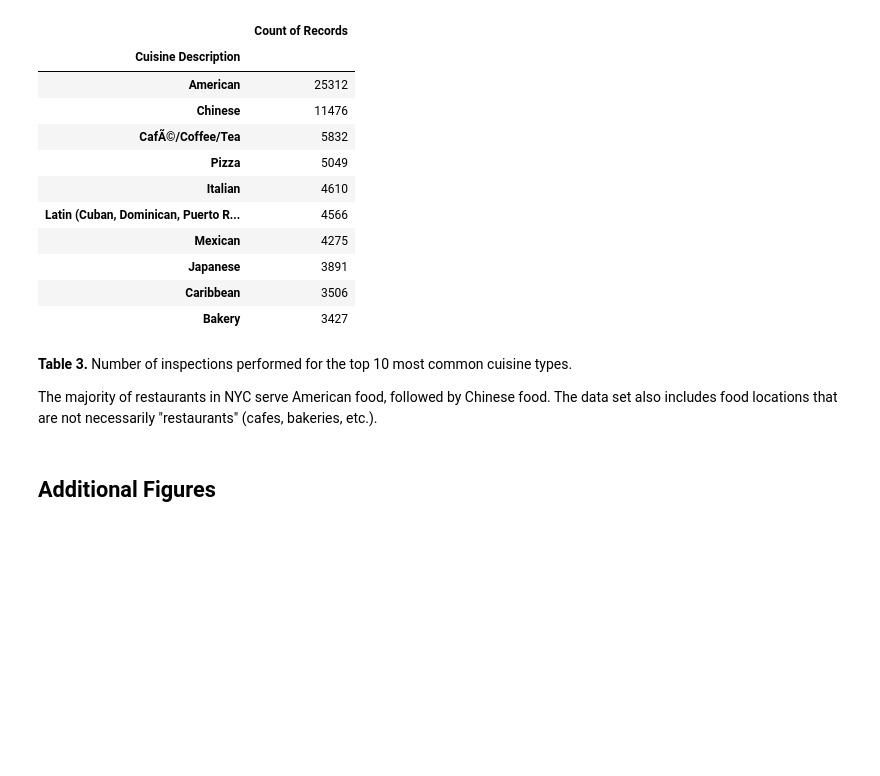
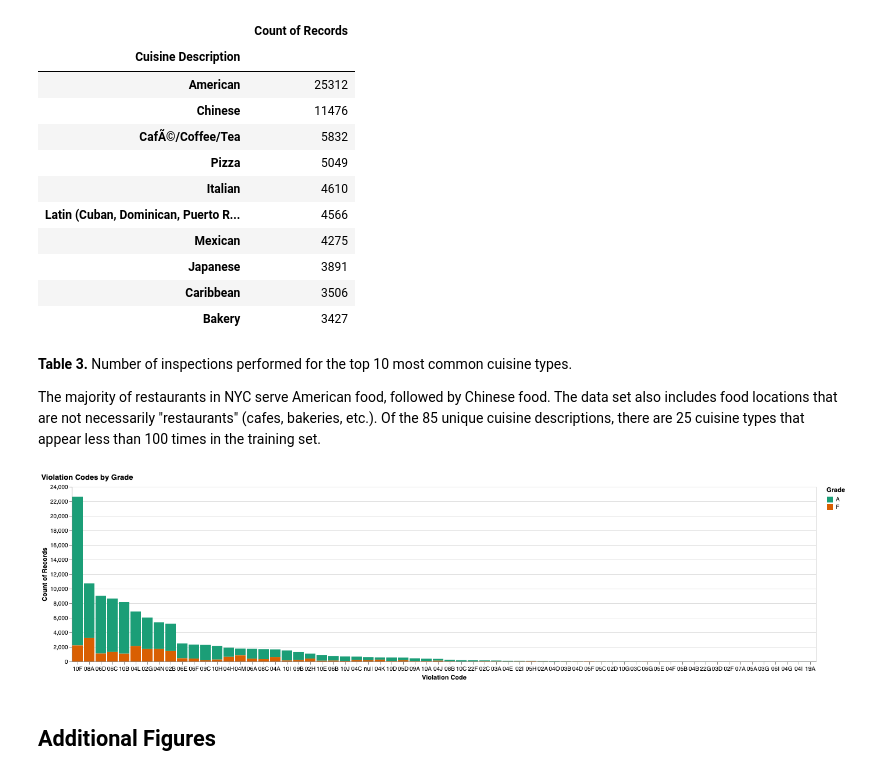
Before and after one commit to UBC-MDS/newyork_restaurant_grading, a Jupyter notebook: src/nyc_rest_eda.ipynb, the cells around one changed output. Drawn from its saved outputs; the diff is of its cells as text; code cells hidden in the pictures; blank space fills up the shorter version.

```diff
--- a/src/nyc_rest_eda.ipynb
+++ b/src/nyc_rest_eda.ipynb
@@ -192,7 +223,19 @@ cuisine_df
 # %% [markdown]
 **Table 3.** Number of inspections performed for the top 10 most common cuisine types.
 
-The majority of restaurants in NYC serve American food, followed by Chinese food. The data set also includes food locations that are not necessarily "restaurants" (cafes, bakeries, etc.).
+The majority of restaurants in NYC serve American food, followed by Chinese food. The data set also includes food locations that are not necessarily "restaurants" (cafes, bakeries, etc.). Of the 85 unique cuisine descriptions, there are 25 cuisine types that appear less than 100 times in the training set.
+# %%
+alt.Chart(
+    train_df,
+).mark_bar().encode(
+    alt.X('violation_code', sort='-y', axis=alt.Axis(labelAngle=0), title='Violation Code'),
+    alt.Y('count()'),
+    alt.Color('grade', scale=alt.Scale(scheme='dark2'), title='Grade')
+).properties(
+    title='Violation Codes by Grade'
+).configure_title(anchor='start')
+# %% [output]
+[figure, added]
 # %% [markdown]
 ## Additional Figures
 # %%
```
Also changed, not shown: parts of 3 cells of this notebook, 3 other files.
